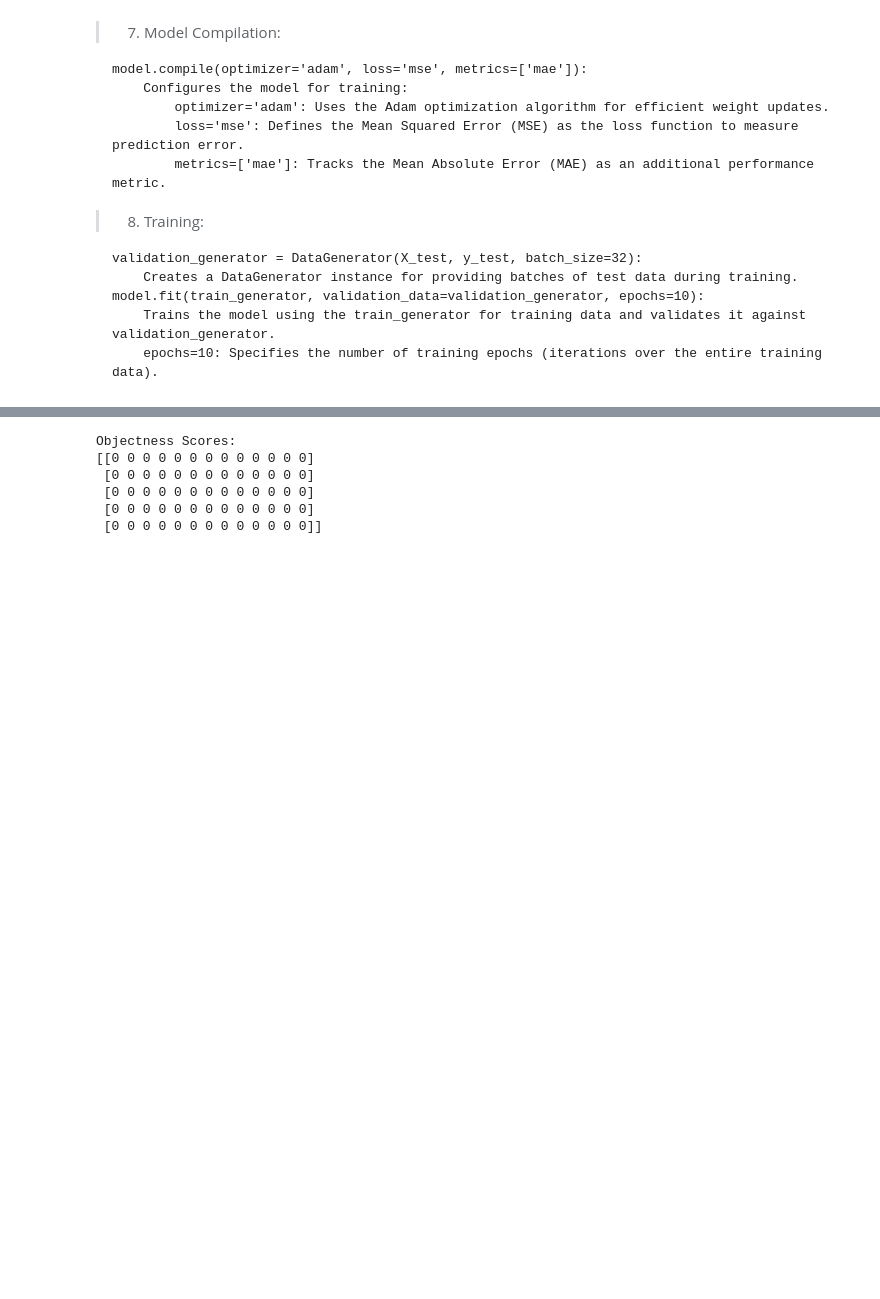
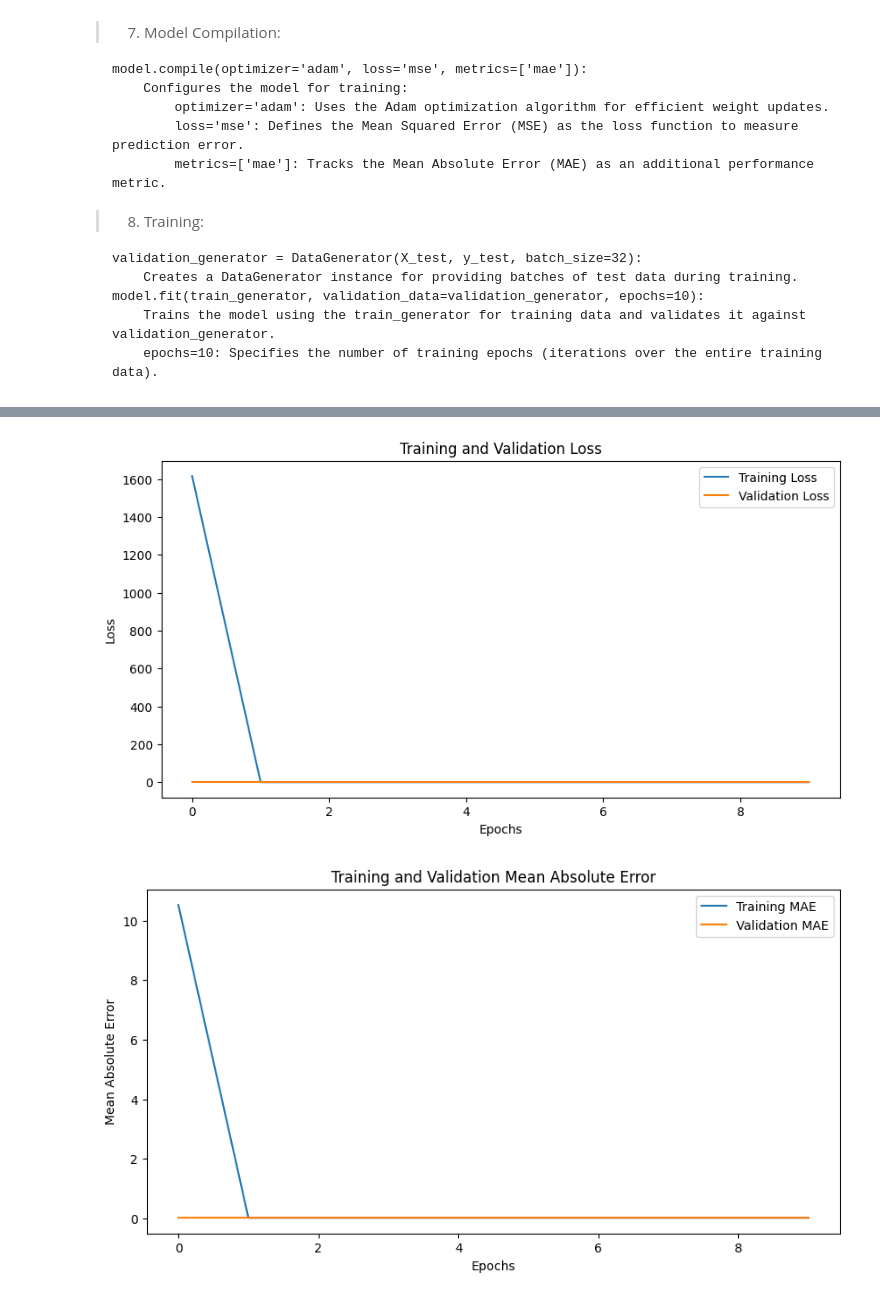
Before and after one commit to Zero00502/Sonar-detection, a Jupyter notebook: Object_Detection_Framework_using_CNN.ipynb, the cells around one changed output, grey strips where cells are left out. Saved outputs shown, nothing was run; the diff lists cells and outputs as text; code cells hidden in the pictures; blank space fills up the shorter version.

Commit message:
can generate images of sonar

```diff
--- a/Object_Detection_Framework_using_CNN.ipynb
+++ b/Object_Detection_Framework_using_CNN.ipynb
@@ -373,6 +358,6 @@ model.compile(optimizer='adam', loss='mse', metrics=['mae'])
 
 # Train the model
 validation_generator = DataGenerator(X_test, y_test, batch_size=32)
-model.fit(train_generator, validation_data=validation_generator, epochs=10)
+history = model.fit(train_generator, validation_data=validation_generator, epochs=10)
 # %% [output]
 Epoch 1/10
@@ -519,11 +395,23 @@ def find_object(X_test, y_pred_binary, threshold=0.5):
-# %%
-# Print objectness scores for the first few test samples
-print("Objectness Scores:")
-print(objectness_scores[:5])
-# %% [output]
-Objectness Scores:
-[[0 0 0 0 0 0 0 0 0 0 0 0 0]
- [0 0 0 0 0 0 0 0 0 0 0 0 0]
- [0 0 0 0 0 0 0 0 0 0 0 0 0]
- [0 0 0 0 0 0 0 0 0 0 0 0 0]
- [0 0 0 0 0 0 0 0 0 0 0 0 0]]
+# %%
+import matplotlib.pyplot as plt
+plt.figure(figsize=(10, 5))
+plt.plot(history.history['loss'], label='Training Loss')
+plt.plot(history.history['val_loss'], label='Validation Loss')
+plt.title('Training and Validation Loss')
+plt.xlabel('Epochs')
+plt.ylabel('Loss')
+plt.legend()
+plt.show()
+
+# Plot training and validation MAE
+plt.figure(figsize=(10, 5))
+plt.plot(history.history['mae'], label='Training MAE')
+plt.plot(history.history['val_mae'], label='Validation MAE')
+plt.title('Training and Validation Mean Absolute Error')
+plt.xlabel('Epochs')
+plt.ylabel('Mean Absolute Error')
+plt.legend()
+plt.show()
+# %% [output]
+[figure, added]
+[figure, added]
```
Also changed, not shown: parts of 15 cells of this notebook.
